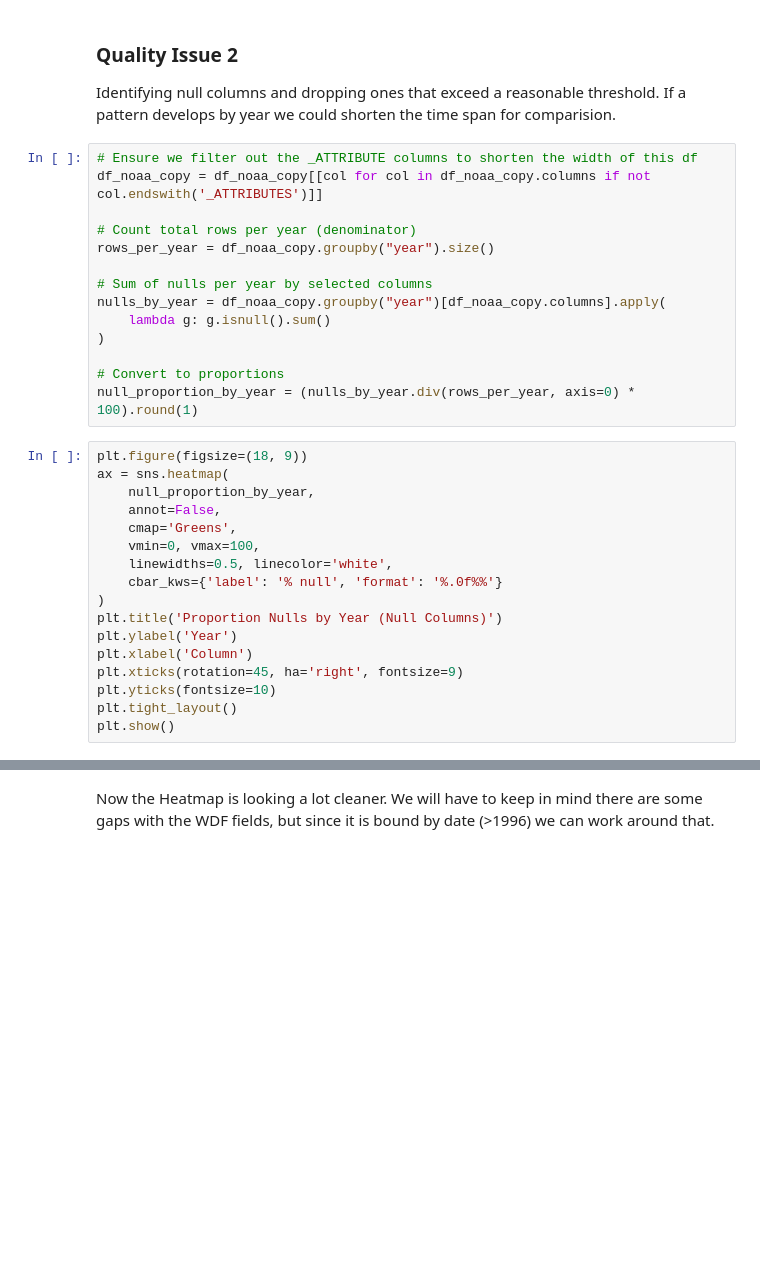
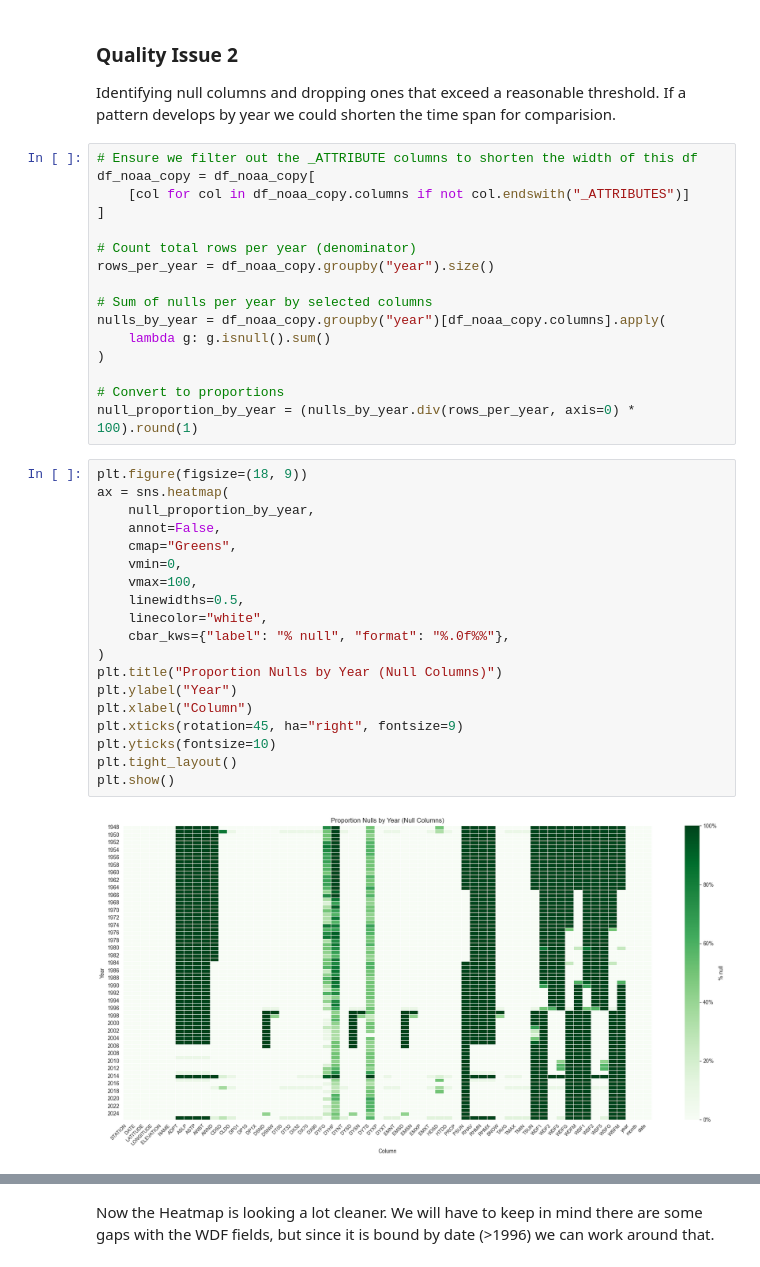
Before and after one commit to bluegroneman/weather_tracking, a Jupyter notebook: data_wrangling_project_starter.ipynb, the cells around one changed output, grey strips where cells are left out. Cells and saved outputs as stored; diff of their text form; blank space fills up the shorter version.

Commit message:
formatting and cleanup for submission 2

```diff
--- a/data_wrangling_project_starter.ipynb
+++ b/data_wrangling_project_starter.ipynb
@@ -260,7 +411,9 @@ df_noaa_copy.info()
 Identifying null columns and dropping ones that exceed a reasonable threshold. If a pattern develops by year we could shorten the time span for comparision.
 # %%
 # Ensure we filter out the _ATTRIBUTE columns to shorten the width of this df
-df_noaa_copy = df_noaa_copy[[col for col in df_noaa_copy.columns if not col.endswith('_ATTRIBUTES')]]
+df_noaa_copy = df_noaa_copy[
+    [col for col in df_noaa_copy.columns if not col.endswith("_ATTRIBUTES")]
+]
 
 # Count total rows per year (denominator)
 rows_per_year = df_noaa_copy.groupby("year").size()
@@ -275,20 +428,24 @@ null_proportion_by_year = (nulls_by_year.div(rows_per_year, axis=0) * 100).round
 # %%
 plt.figure(figsize=(18, 9))
 ax = sns.heatmap(
     null_proportion_by_year,
     annot=False,
-    cmap='Greens',
-    vmin=0, vmax=100,
-    linewidths=0.5, linecolor='white',
-    cbar_kws={'label': '% null', 'format': '%.0f%%'}
+    cmap="Greens",
+    vmin=0,
+    vmax=100,
+    linewidths=0.5,
+    linecolor="white",
+    cbar_kws={"label": "% null", "format": "%.0f%%"},
 )
-plt.title('Proportion Nulls by Year (Null Columns)')
-plt.ylabel('Year')
-plt.xlabel('Column')
-plt.xticks(rotation=45, ha='right', fontsize=9)
+plt.title("Proportion Nulls by Year (Null Columns)")
+plt.ylabel("Year")
+plt.xlabel("Column")
+plt.xticks(rotation=45, ha="right", fontsize=9)
 plt.yticks(fontsize=10)
 plt.tight_layout()
 plt.show()
+# %% [output]
+[figure, added]
 # %%
 # Using the heatmap above I can visually see where some fields are null and at which year they are concentrated.
 # To clean up this chart we filter out columns that won't be useful for analysis (null columns), and include fields of interest
```
Also changed, not shown: parts of 47 cells of this notebook, 4 other files.
